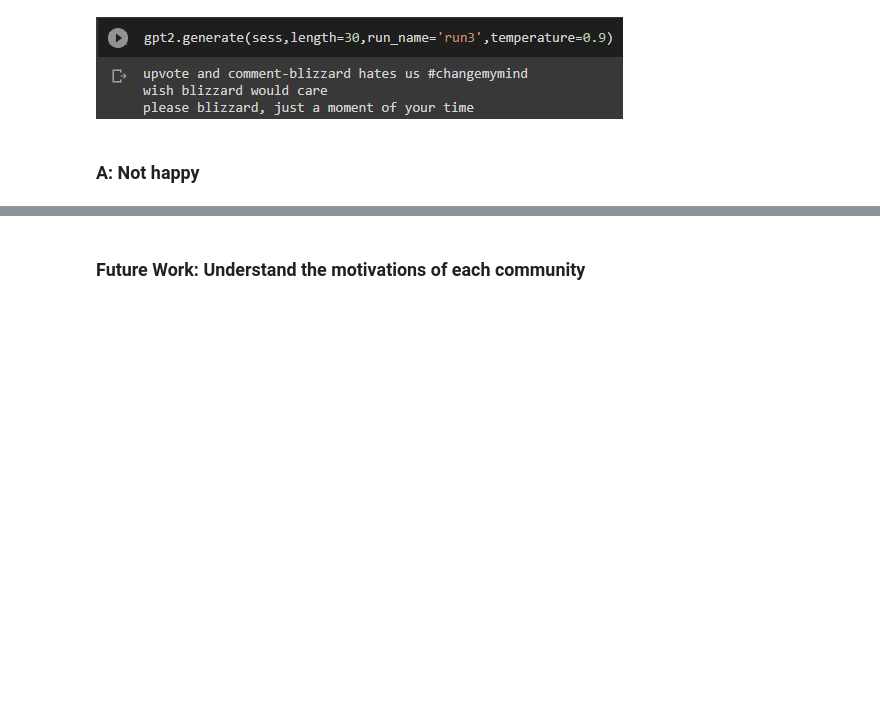
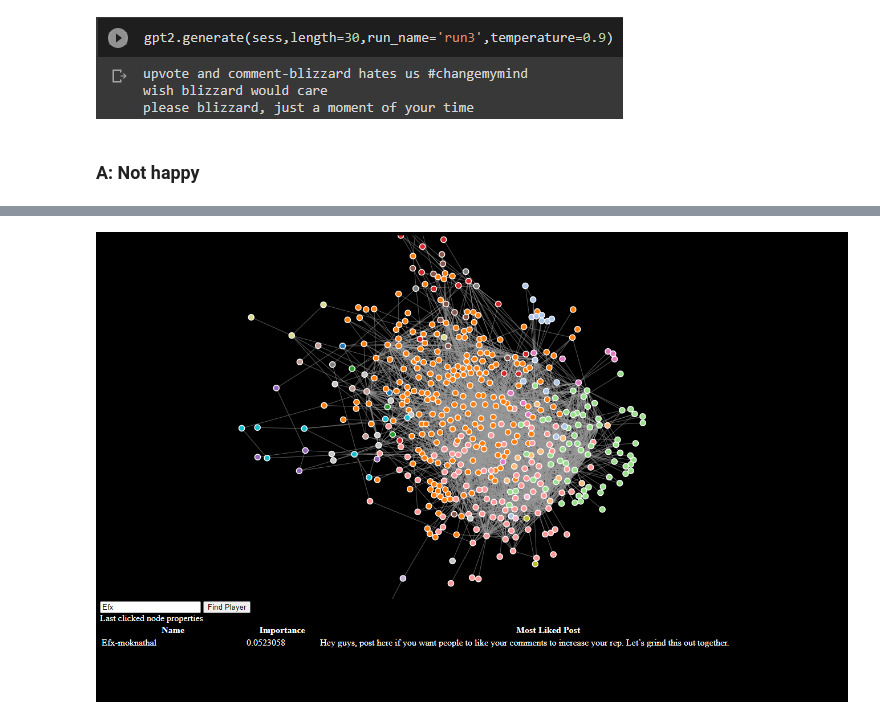
Before and after one commit to dcarmod2/DataIncDisplay, a Jupyter notebook: Making Community Management Easier.ipynb, the cells around one changed output, grey strips where cells are left out. Saved outputs shown, nothing was run; the diff lists cells and outputs as text; code cells hidden in the pictures; blank space fills up the shorter version.

Commit message:
Changed to heroku app for interactive stuff

```diff
--- a/Making Community Management Easier.ipynb
+++ b/Making Community Management Easier.ipynb
@@ -257,2 +67,4 @@ require(["d3"], function(d3) {
-# %% [markdown]
-### Future Work: Understand the motivations of each community
+# %%
+Image(filename='herokuexample.png')
+# %% [output]
+[figure, added]
```
Also changed, not shown: parts of 9 cells of this notebook.
